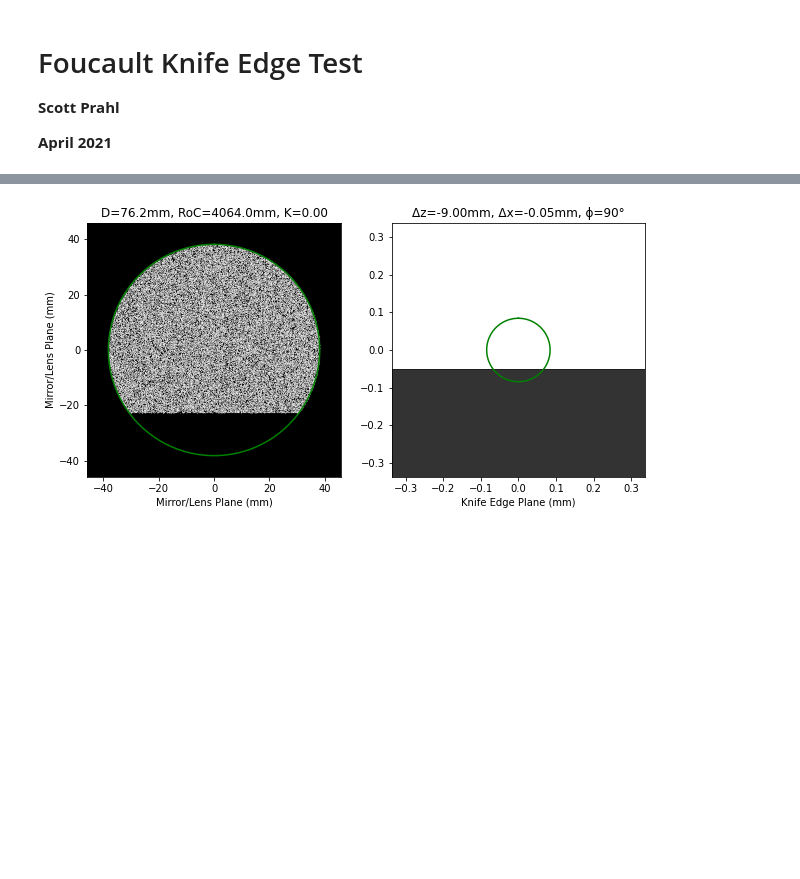
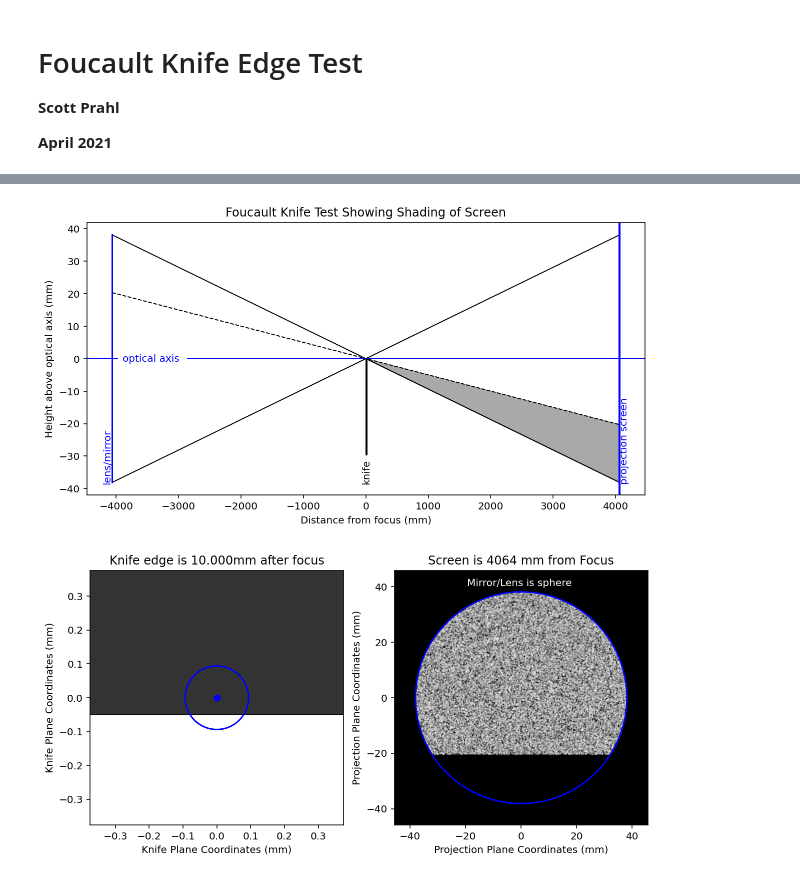
Before and after one commit to scottprahl/lenstest, a Jupyter notebook: docs/foucault.ipynb, the cells around one changed output, grey strips where cells are left out. Saved outputs shown, nothing was run; the diff lists cells and outputs as text; code cells hidden in the pictures; blank space fills up the shorter version.

Commit message:
add foucault_diagram()

```diff
--- a/docs/foucault.ipynb
+++ b/docs/foucault.ipynb
@@ -11,12 +21,14 @@ import lenstest
 # %%
 D = 3*25.4
 RoC = 160*25.4
-offset = -9
+z_offset = 10
 x_offset = -0.05
 conic = 0
-phi = np.radians(90)
+phi = np.radians(-90)
 
-lenstest.foucault.foucault_plot(D, RoC, x_offset, offset, conic, phi=phi, A1=0.000002)
+lenstest.foucault.foucault_layout(D, RoC, x_offset, z_offset)
+lenstest.foucault.foucault_plot(D, RoC, x_offset, z_offset, conic, phi=phi, A1=0.0002)
 plt.show()
 # %% [output]
-[figure, old version]
+[figure, new version]
+[figure, added]
```
Also changed, not shown: parts of 3 cells of this notebook, 4 other files.
